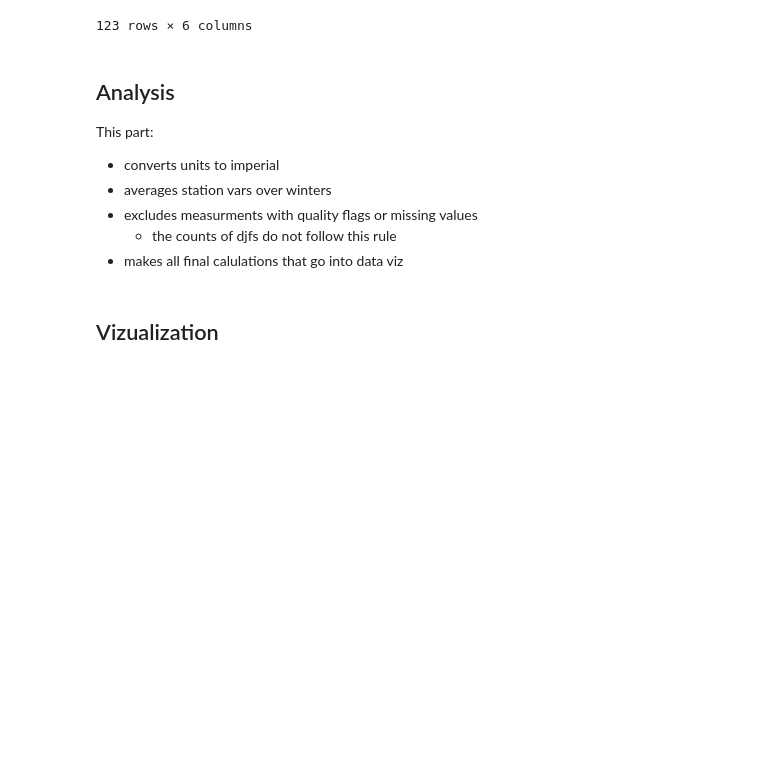
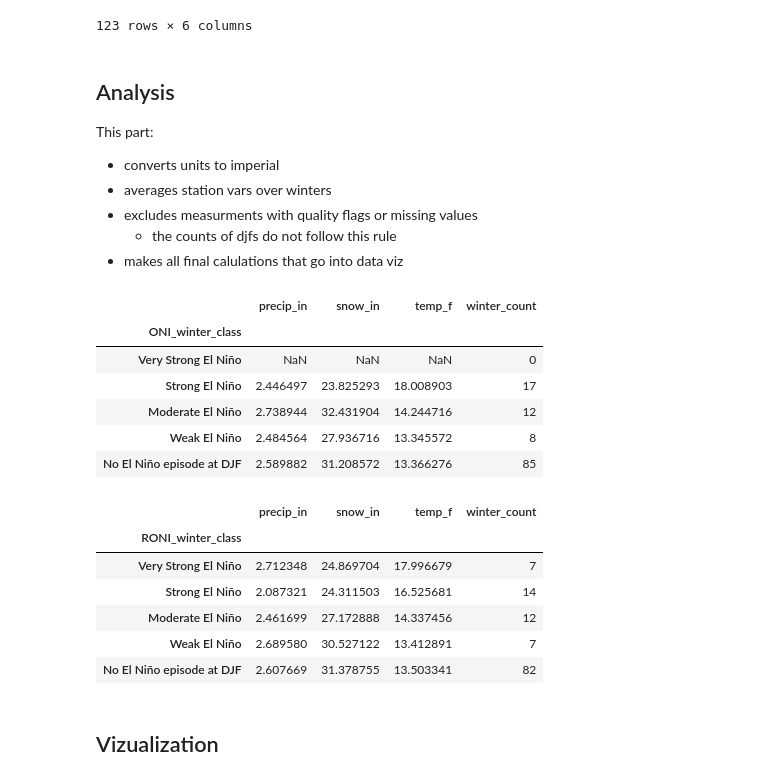
Before and after one commit to saign009-dot/ENSO_MCAP_PROJECT, a Jupyter notebook: scripts/data_table_builder_v0.0.ipynb, the cells around one changed output. Saved outputs shown, nothing was run; the diff lists cells and outputs as text; code cells hidden in the pictures; blank space fills up the shorter version.

Commit message:
initialized all data table variables

```diff
--- a/scripts/data_table_builder_v0.0.ipynb
+++ b/scripts/data_table_builder_v0.0.ipynb
@@ -498,31 +498,50 @@ classification= [
     'No El Niño episode at DJF'
 ]
 
 #hold calc results
 summaries={}
 
 for index in ['ONI', 'RONI']:
     classification_column=f'{index}_winter_class'
 
     #avg winters per stations
     station_averages=station_winters.groupby(
         ['station', classification_column]
     )[['precip_in','snow_in', 'temp_f']].mean()
 
     #average the station avaerages(equal weight)
     summary=(
         station_averages.groupby(level=classification_column).mean().reindex(classification)
     )
     #count winters from rows
     summary['winter_count']=(
         winter_table[classification_column].value_counts().reindex(classification, fill_value=0)
     )
 
     summaries[index]=summary
 
 
 #final aggregated table
 
 roni_summary = summaries['RONI']
 oni_summary = summaries['ONI']
+
+#uncomment to see new tables
+display(oni_summary)
+display(roni_summary)
+# %% [output]
+|  | precip_in | snow_in | temp_f | winter_count |
+| ONI_winter_class |  |  |  |  |
+| Very Strong El Niño | NaN | NaN | NaN | 0 |
+| Strong El Niño | 2.446497 | 23.825293 | 18.008903 | 17 |
+| Moderate El Niño | 2.738944 | 32.431904 | 14.244716 | 12 |
+| Weak El Niño | 2.484564 | 27.936716 | 13.345572 | 8 |
+| No El Niño episode at DJF | 2.589882 | 31.208572 | 13.366276 | 85 |
+|  | precip_in | snow_in | temp_f | winter_count |
+| RONI_winter_class |  |  |  |  |
+| Very Strong El Niño | 2.712348 | 24.869704 | 17.996679 | 7 |
+| Strong El Niño | 2.087321 | 24.311503 | 16.525681 | 14 |
+| Moderate El Niño | 2.461699 | 27.172888 | 14.337456 | 12 |
+| Weak El Niño | 2.689580 | 30.527122 | 13.412891 | 7 |
+| No El Niño episode at DJF | 2.607669 | 31.378755 | 13.503341 | 82 |
 # %%
```
Also changed, not shown: parts of 1 cell of this notebook.
